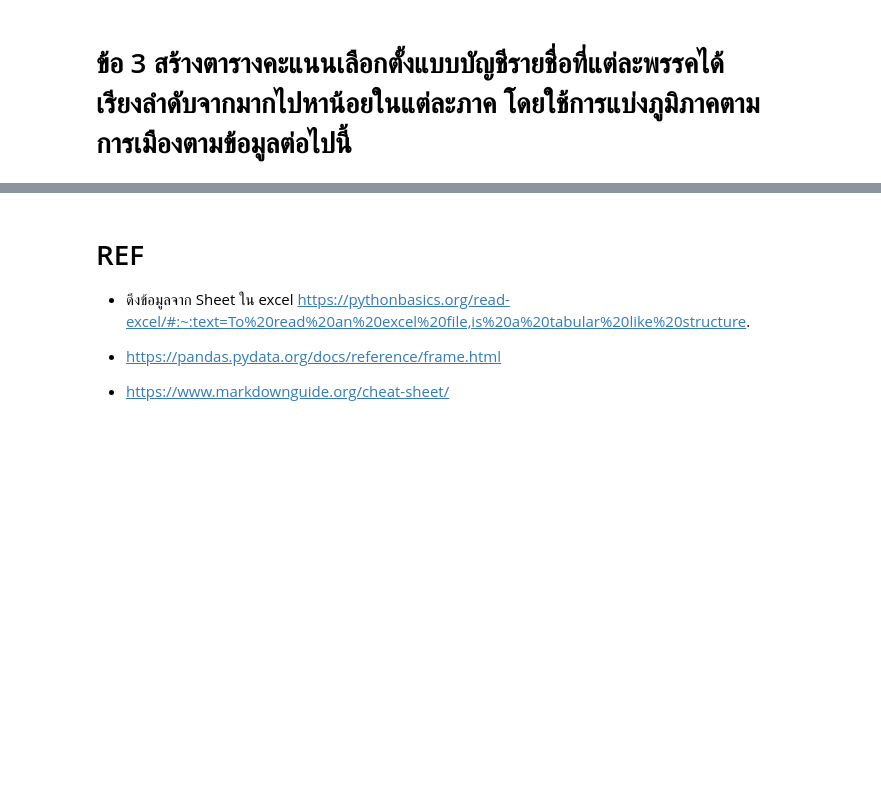
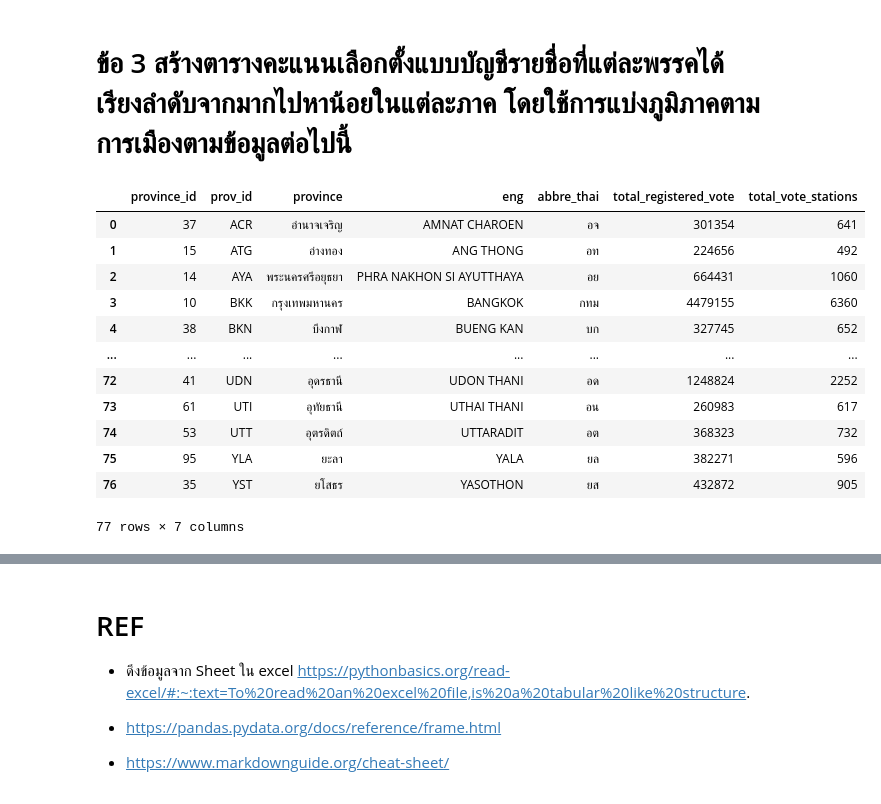
Before and after one commit to Ratchanontt/python_dataviz2023, a Jupyter notebook: exam_midterm.ipynb, the cells around one changed output, grey strips where cells are left out. Cells and saved outputs as stored; diff of their text form; code cells hidden in the pictures; blank space fills up the shorter version.

```diff
--- a/exam_midterm.ipynb
+++ b/exam_midterm.ipynb
@@ -129,3 +223,21 @@ mp_app_vote                            16
 dtype: object
 # %% [markdown]
 # ข้อ 3 สร้างตารางคะแนนเลือกตั้งแบบบัญชีรายชื่อที่แต่ละพรรคได้เรียงลำดับจากมากไปหาน้อยในแต่ละภาค โดยใช้การแบ่งภูมิภาคตามการเมืองตามข้อมูลต่อไปนี้
+# %%
+info_pro = pd.read_excel('/content/drive/MyDrive/DataViz23Data/ectreport66.xlsx'
+, sheet_name='info_province')
+info_pro
+# %% [output]
+|  | province_id | prov_id | province | eng | abbre_thai | total_registered_vote | total_vote_stations |
+| 0 | 37 | ACR | อำนาจเจริญ | AMNAT CHAROEN | อจ | 301354 | 641 |
+| 1 | 15 | ATG | อ่างทอง | ANG THONG | อท | 224656 | 492 |
+| 2 | 14 | AYA | พระนครศรีอยุธยา | PHRA NAKHON SI AYUTTHAYA | อย | 664431 | 1060 |
+| 3 | 10 | BKK | กรุงเทพมหานคร | BANGKOK | กทม | 4479155 | 6360 |
+| 4 | 38 | BKN | บึงกาฬ | BUENG KAN | บก | 327745 | 652 |
+| ... | ... | ... | ... | ... | ... | ... | ... |
+| 72 | 41 | UDN | อุดรธานี | UDON THANI | อด | 1248824 | 2252 |
+| 73 | 61 | UTI | อุทัยธานี | UTHAI THANI | อน | 260983 | 617 |
+| 74 | 53 | UTT | อุตรดิตถ์ | UTTARADIT | อต | 368323 | 732 |
+| 75 | 95 | YLA | ยะลา | YALA | ยล | 382271 | 596 |
+| 76 | 35 | YST | ยโสธร | YASOTHON | ยส | 432872 | 905 |
+77 rows × 7 columns
```
Also changed, not shown: parts of 14 cells of this notebook.
